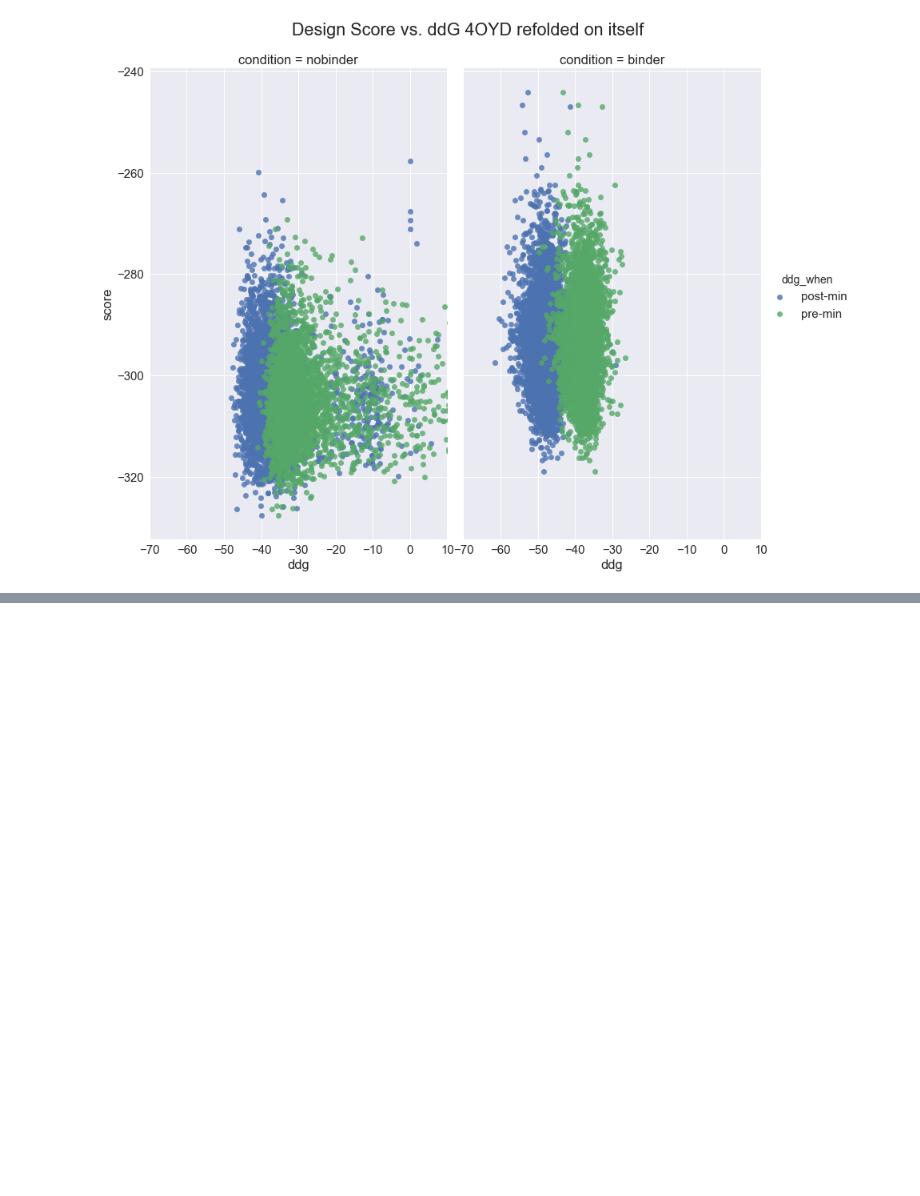
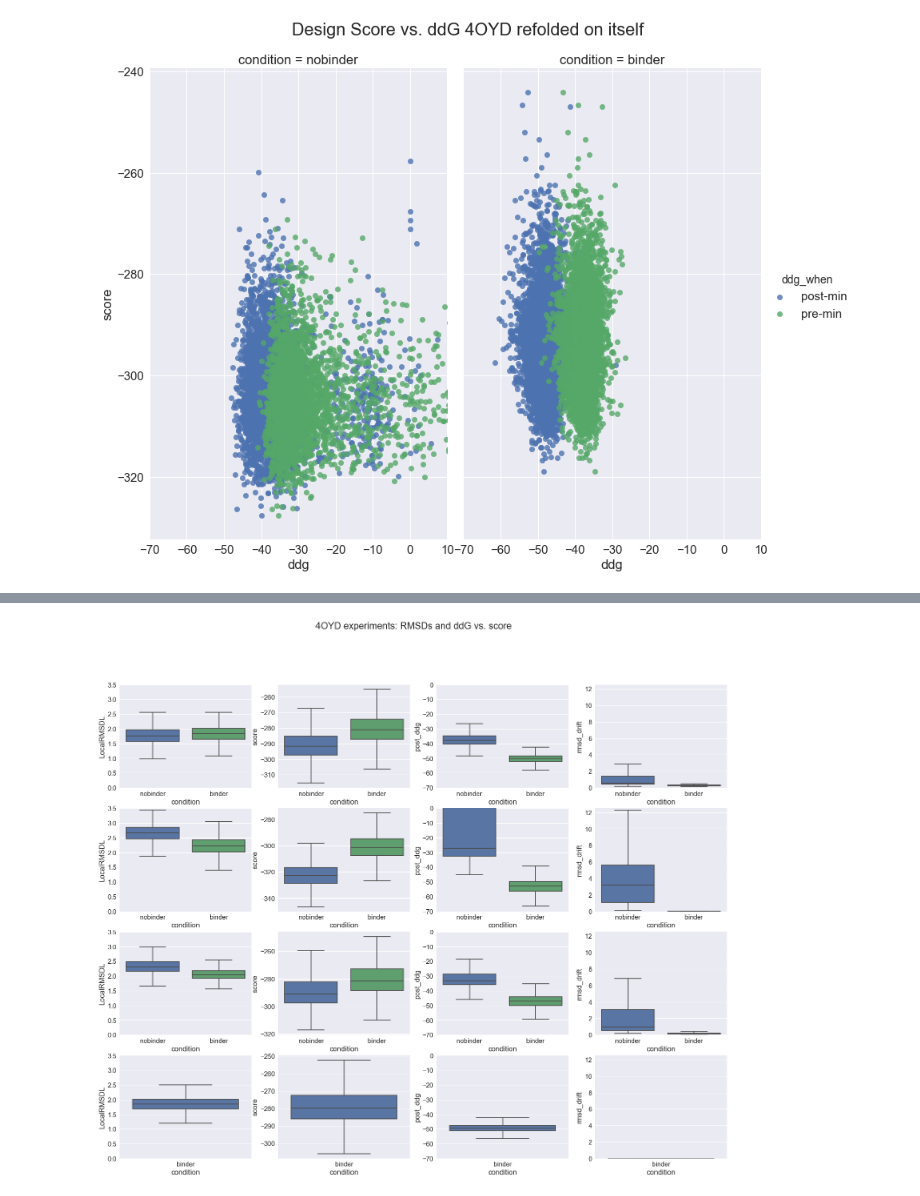
Before and after one commit to jaumebonet/FunFolDesTutorial, a Jupyter notebook: benchmark/scientific/bcl2/README.ipynb, the cells around one changed output, grey strips where cells are left out. Cells and saved outputs as stored; diff of their text form; code cells hidden in the pictures; blank space fills up the shorter version.

```diff
--- a/benchmark/scientific/bcl2/README.ipynb
+++ b/benchmark/scientific/bcl2/README.ipynb
@@ -203,0 +265,16 @@ sns.plt.show()
+# %%
+f, axes = plt.subplots(4, 4, figsize=(25, 20))
+for i in range(0, 4):
+    pltdf = from4oydDF[0][from4oydDF[0]["experiment"] == experiments[i]]
+    sns.boxplot(x="condition", y="LocalRMSDL", data=pltdf, showfliers=False, ax=axes[i,0])
+    axes[i,0].set_ylim(0,3.5)
+    sns.boxplot(x="condition", y="score", data=pltdf, showfliers=False, ax=axes[i,1])
+    sns.boxplot(x="condition", y="post_ddg", data=pltdf, showfliers=False, ax=axes[i,2])
+    axes[i,2].set_ylim(-70,0)
+    sns.boxplot(x="condition", y="rmsd_drift", data=pltdf, showfliers=False, ax=axes[i,3])
+    axes[i,3].set_ylim(0,12.5)
+
+plt.suptitle('4OYD experiments: RMSDs and ddG vs. score')
+plt.show()
+# %% [output]
+[figure, added]
```
Also changed, not shown: parts of 9 cells of this notebook, 6 other files.
